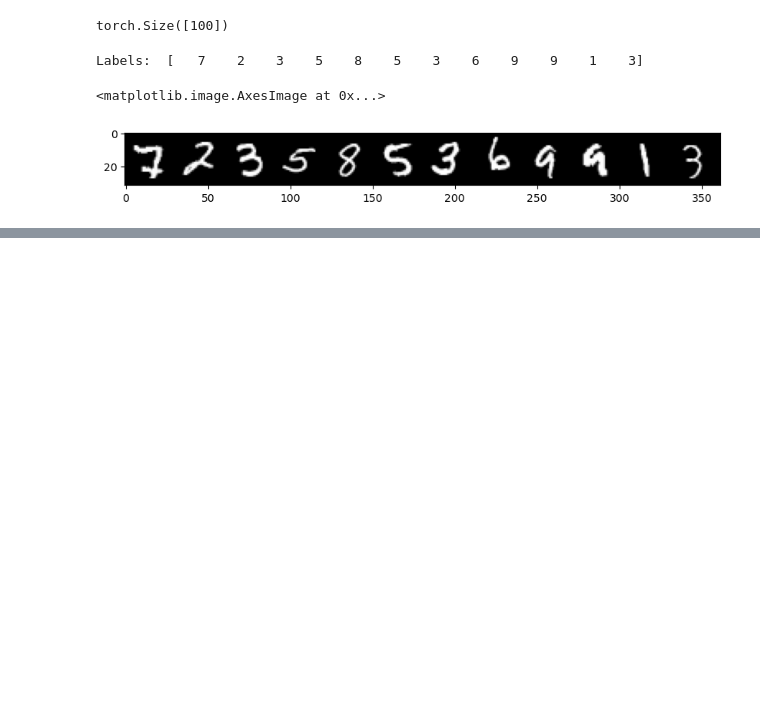
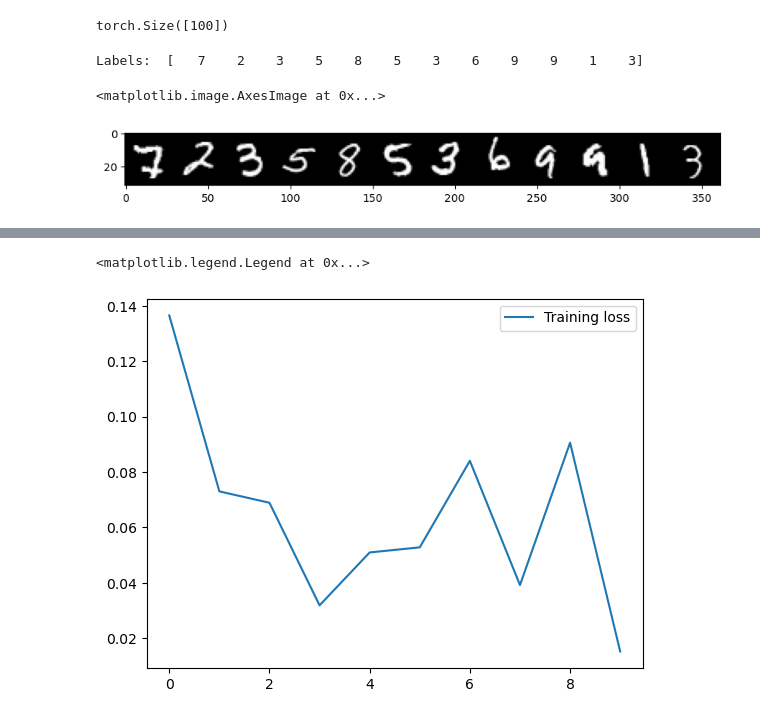
Before and after one commit to pragneshvansjaliya/PyTorch, a Jupyter notebook: ann/ann-mnist-i.ipynb, the cells around one changed output, grey strips where cells are left out. Drawn from its saved outputs; the diff is of its cells as text; code cells hidden in the pictures; blank space fills up the shorter version.

```diff
--- a/ann/ann-mnist-i.ipynb
+++ b/ann/ann-mnist-i.ipynb
@@ -146,3 +146,21 @@ plt.imshow(np.transpose(im.numpy(), (1, 2, 0)))
 Labels:  [   7    2    3    5    8    5    3    6    9    9    1    3]
 <matplotlib.image.AxesImage at 0x...>
 [figure]
+# %%
+class MultilayerPerceptron(nn.Module):
+    def __init__(self, in_sz=784, out_sz=10, layers=[120, 84]):
+        super().__init__()
+        self.fc1 = nn.Linear(in_sz, layers[0])
+        self.fc2 = nn.Linear(layers[0], layers[1])
+        self.fc3 = nn.Linear(layers[1], out_sz)
+
+    def forward(self, X):
+        X = F.relu(self.fc1(X))
+        X = F.relu(self.fc2(X))
+        X = self.fc3(X)
+
+        return F.log_softmax(X, dim=1) # Multi Class Classification
+# %%
+torch.manual_seed(101)
+model = MultilayerPerceptron()
+model
@@ -148,0 +186,3 @@ Labels:  [   7    2    3    5    8    5    3    6    9    9    1    3]
+# %%
+criterion = nn.CrossEntropyLoss()
+optimizer = torch.optim.Adam(model.parameters(), lr=0.001)
@@ -148,0 +264,6 @@ Labels:  [   7    2    3    5    8    5    3    6    9    9    1    3]
+# %%
+plt.plot(train_losses, label='Training loss')
+plt.legend()
+# %% [output]
+<matplotlib.legend.Legend at 0x...>
+[figure, added]
```
Also changed, not shown: parts of 16 cells of this notebook.
